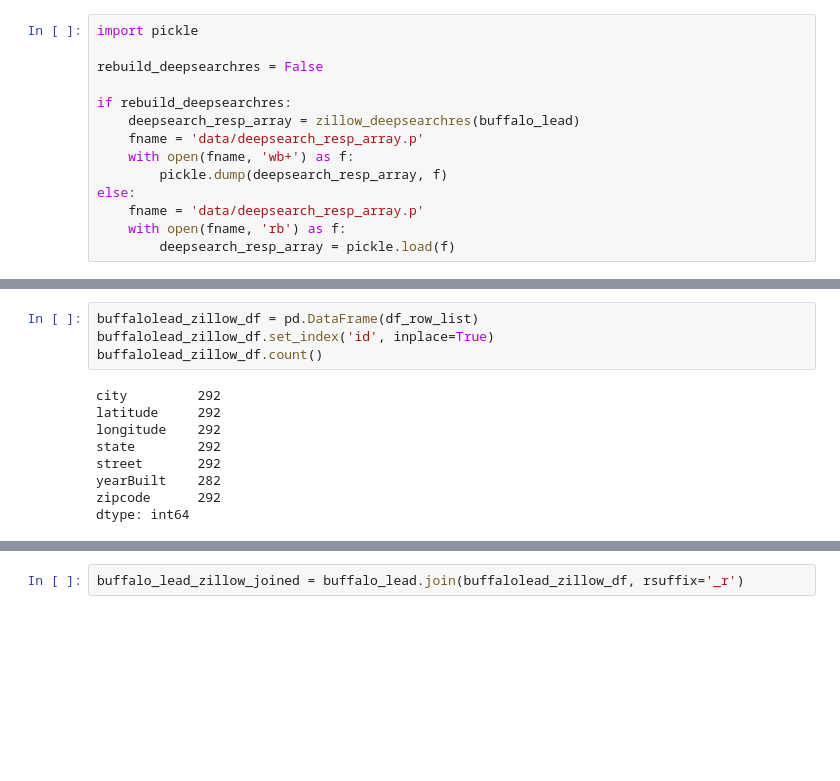
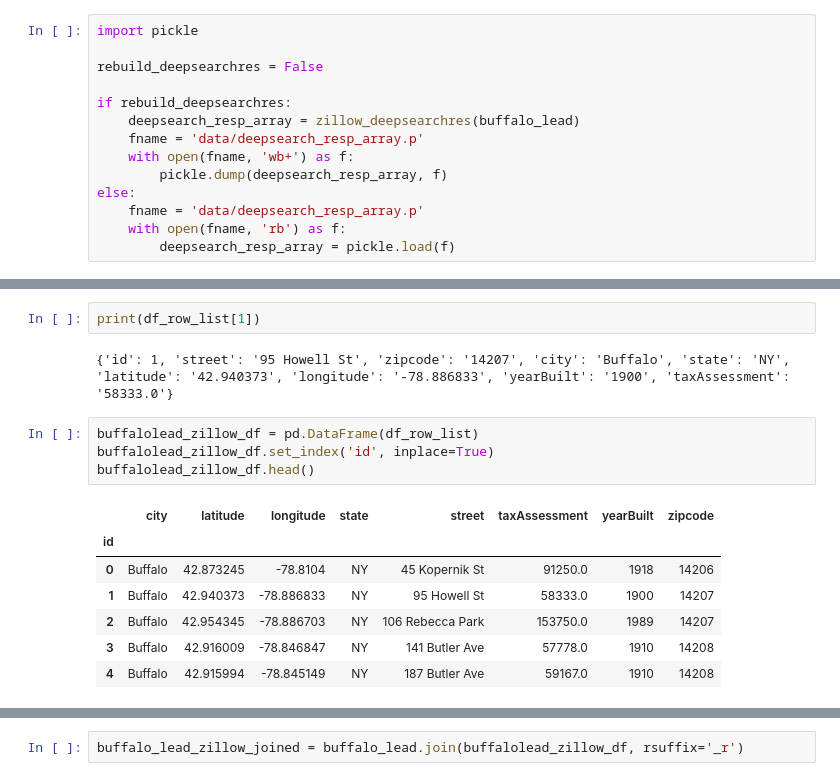
Before and after one commit to nshea3/pbfreebflo-ml, a Jupyter notebook: buffalo_data_process.ipynb, the cells around one changed output, grey strips where cells are left out. Cells and saved outputs as stored; diff of their text form; blank space fills up the shorter version.

```diff
--- a/buffalo_data_process.ipynb
+++ b/buffalo_data_process.ipynb
@@ -530,19 +530,22 @@ for index, resp in enumerate(deepsearch_resp_array):
 len(df_row_list)
 # %% [output]
 292
+# %%
+print(df_row_list[1])
+# %% [output]
+{'id': 1, 'street': '95 Howell St', 'zipcode': '14207', 'city': 'Buffalo', 'state': 'NY', 'latitude': '42.940373', 'longitude': '-78.886833', 'yearBuilt': '1900', 'taxAssessment': '58333.0'}
 # %%
 buffalolead_zillow_df = pd.DataFrame(df_row_list)
 buffalolead_zillow_df.set_index('id', inplace=True)
-buffalolead_zillow_df.count()
+buffalolead_zillow_df.head()
 # %% [output]
-city         292
-latitude     292
-longitude    292
-state        292
-street       292
-yearBuilt    282
-zipcode      292
-dtype: int64
+|  | city | latitude | longitude | state | street | taxAssessment | yearBuilt | zipcode |
+| id |  |  |  |  |  |  |  |  |
+| 0 | Buffalo | 42.873245 | -78.8104 | NY | 45 Kopernik St | 91250.0 | 1918 | 14206 |
+| 1 | Buffalo | 42.940373 | -78.886833 | NY | 95 Howell St | 58333.0 | 1900 | 14207 |
+| 2 | Buffalo | 42.954345 | -78.886703 | NY | 106 Rebecca Park | 153750.0 | 1989 | 14207 |
+| 3 | Buffalo | 42.916009 | -78.846847 | NY | 141 Butler Ave | 57778.0 | 1910 | 14208 |
+| 4 | Buffalo | 42.915994 | -78.845149 | NY | 187 Butler Ave | 59167.0 | 1910 | 14208 |
 # %%
 buffalolead_zillow_df[buffalolead_zillow_df.isnull().any(axis=1)]
 # %% [output]
```
Also changed, not shown: parts of 4 cells of this notebook, 1 other file.
